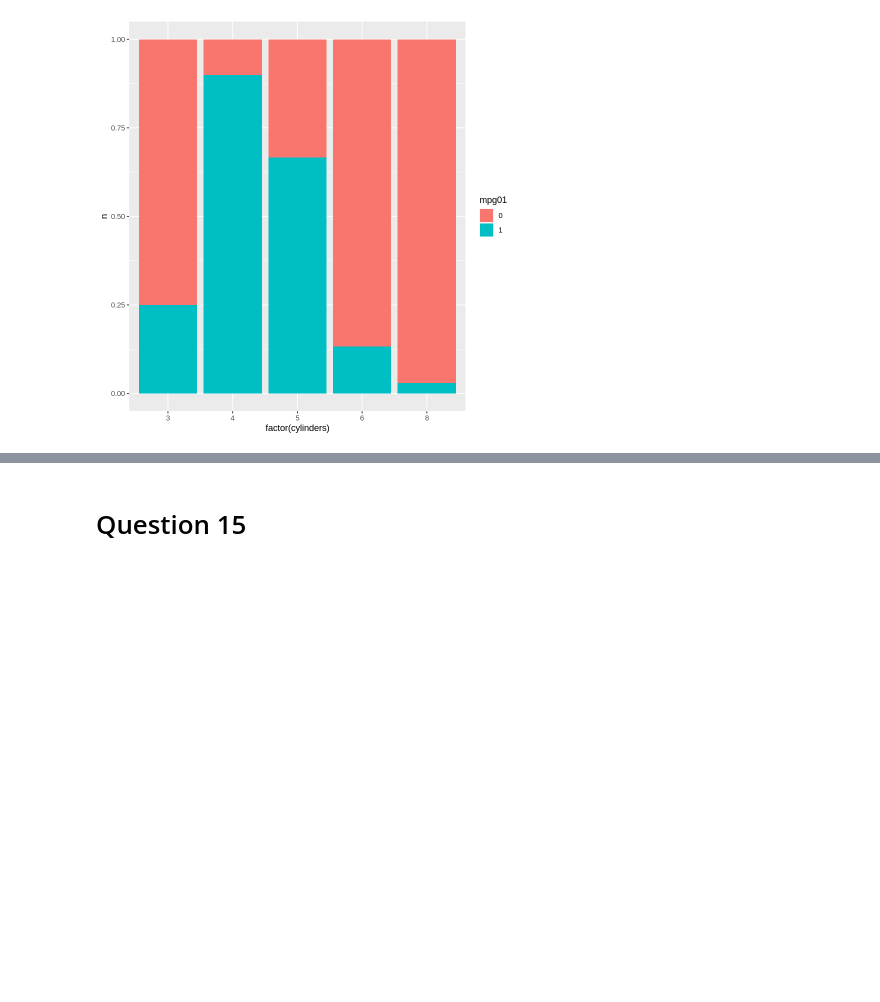
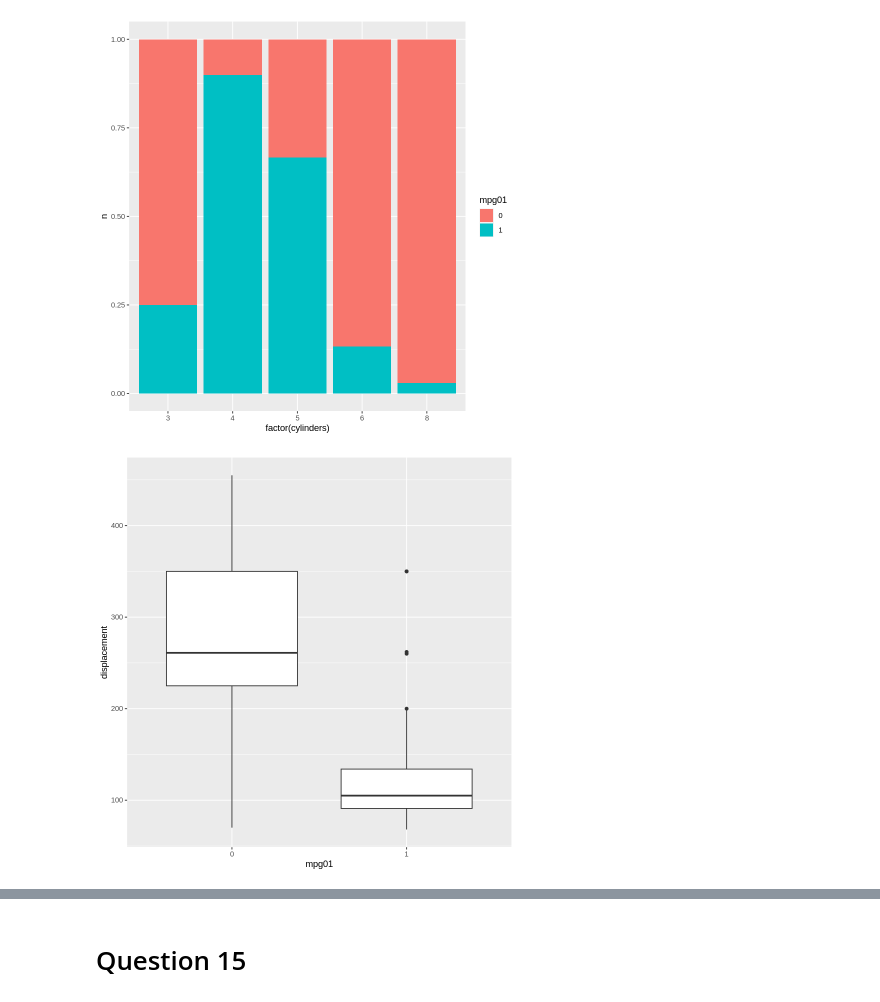
Before and after one commit to rrdepaula/Data_Science, a Jupyter notebook: Applied_Exercises_Ch_4_ISLR2_Ramon_de_Paula.ipynb, the cells around one changed output, grey strips where cells are left out. Saved outputs shown, nothing was run; the diff lists cells and outputs as text; code cells hidden in the pictures; blank space fills up the shorter version.

```diff
--- a/Applied_Exercises_Ch_4_ISLR2_Ramon_de_Paula.ipynb
+++ b/Applied_Exercises_Ch_4_ISLR2_Ramon_de_Paula.ipynb
@@ -704,3 +328,8 @@ Auto %>%
   geom_col(position = position_fill())
 # %% [output]
 [figure]
+# %%
+ggplot(Auto, aes(mpg01, displacement)) +
+  geom_boxplot()
+# %% [output]
+[figure, added]
```
Also changed, not shown: parts of 71 cells of this notebook.
